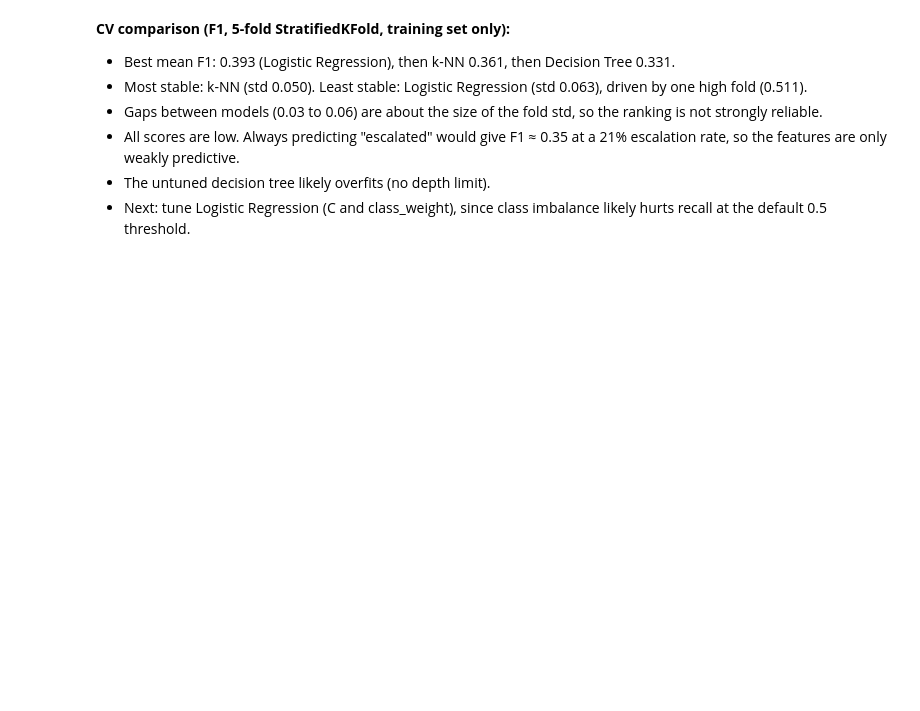
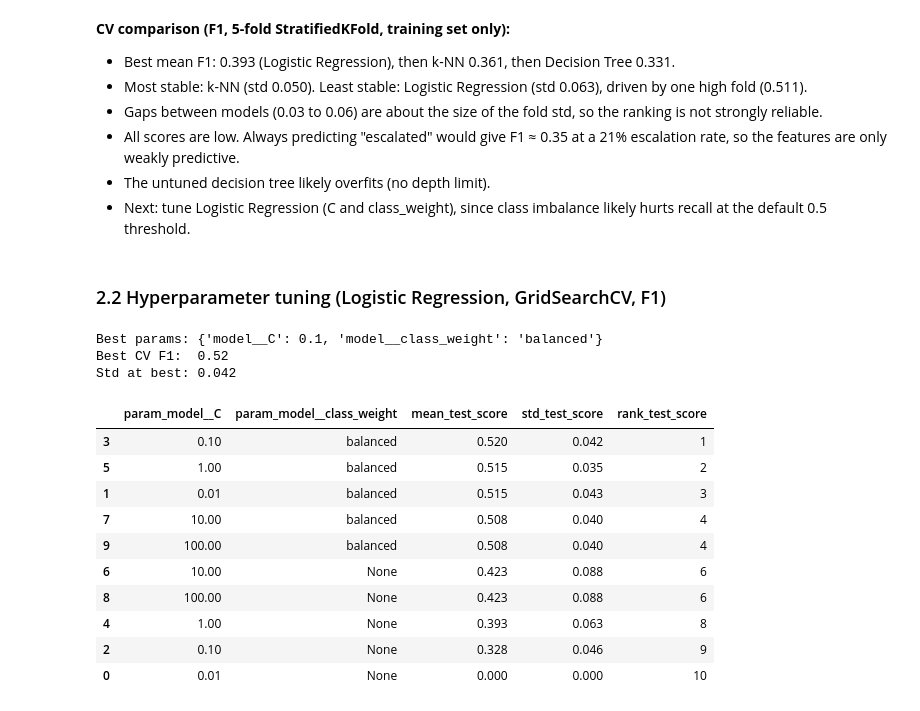
Before and after one commit to Ruhama-Beshada/Ticket-escalation-and-resolution-time-ml, a Jupyter notebook: ticket_analysis.ipynb, the cells around one changed output. Drawn from its saved outputs; the diff is of its cells as text; code cells hidden in the pictures; blank space fills up the shorter version.

Commit message:
Add logistic regression tuning with GridSearchCV

```diff
--- a/ticket_analysis.ipynb
+++ b/ticket_analysis.ipynb
@@ -233,3 +233,49 @@ plt.show()
 - All scores are low. Always predicting "escalated" would give F1 ≈ 0.35 at a 21% escalation rate, so the features are only weakly predictive.
 - The untuned decision tree likely overfits (no depth limit).
 - Next: tune Logistic Regression (C and class_weight), since class imbalance likely hurts recall at the default 0.5 threshold.
+# %% [markdown]
+### 2.2 Hyperparameter tuning (Logistic Regression, GridSearchCV, F1)
+# %%
+pipe_lr = Pipeline([
+    ("prep", preprocessor),
+    ("model", LogisticRegression(max_iter=1000, random_state=RANDOM_STATE)),
+])
+
+param_grid = {
+    "model__C": [0.01, 0.1, 1, 10, 100],
+    "model__class_weight": [None, "balanced"],
+}
+
+grid = GridSearchCV(
+    pipe_lr, param_grid,
+    cv=cv,              # same 5 StratifiedKFold folds as before
+    scoring="f1",
+    refit=True,
+    n_jobs=-1,
+)
+grid.fit(X_train, y_train)
+
+print("Best params:", grid.best_params_)
+print("Best CV F1: ", round(grid.best_score_, 3))
+print("Std at best:", round(grid.cv_results_["std_test_score"][grid.best_index_], 3))
+# %% [output]
+Best params: {'model__C': 0.1, 'model__class_weight': 'balanced'}
+Best CV F1:  0.52
+Std at best: 0.042
+# %%
+results = pd.DataFrame(grid.cv_results_)[
+    ["param_model__C", "param_model__class_weight", "mean_test_score", "std_test_score", "rank_test_score"]
+].sort_values("rank_test_score")
+results.round(3)
+# %% [output]
+|  | param_model__C | param_model__class_weight | mean_test_score | std_test_score | rank_test_score |
+| 3 | 0.10 | balanced | 0.520 | 0.042 | 1 |
+| 5 | 1.00 | balanced | 0.515 | 0.035 | 2 |
+| 1 | 0.01 | balanced | 0.515 | 0.043 | 3 |
+| 7 | 10.00 | balanced | 0.508 | 0.040 | 4 |
+| 9 | 100.00 | balanced | 0.508 | 0.040 | 4 |
+| 6 | 10.00 | None | 0.423 | 0.088 | 6 |
+| 8 | 100.00 | None | 0.423 | 0.088 | 6 |
+| 4 | 1.00 | None | 0.393 | 0.063 | 8 |
+| 2 | 0.10 | None | 0.328 | 0.046 | 9 |
+| 0 | 0.01 | None | 0.000 | 0.000 | 10 |
```
Also changed, not shown: parts of 1 cell of this notebook.
